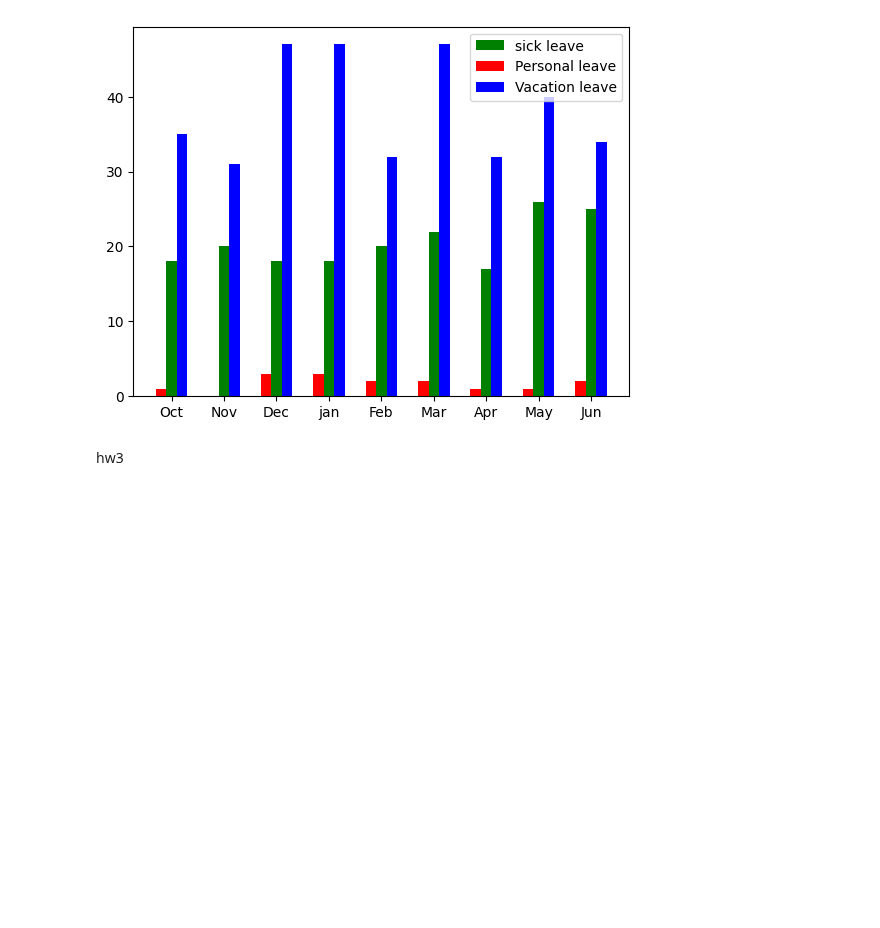
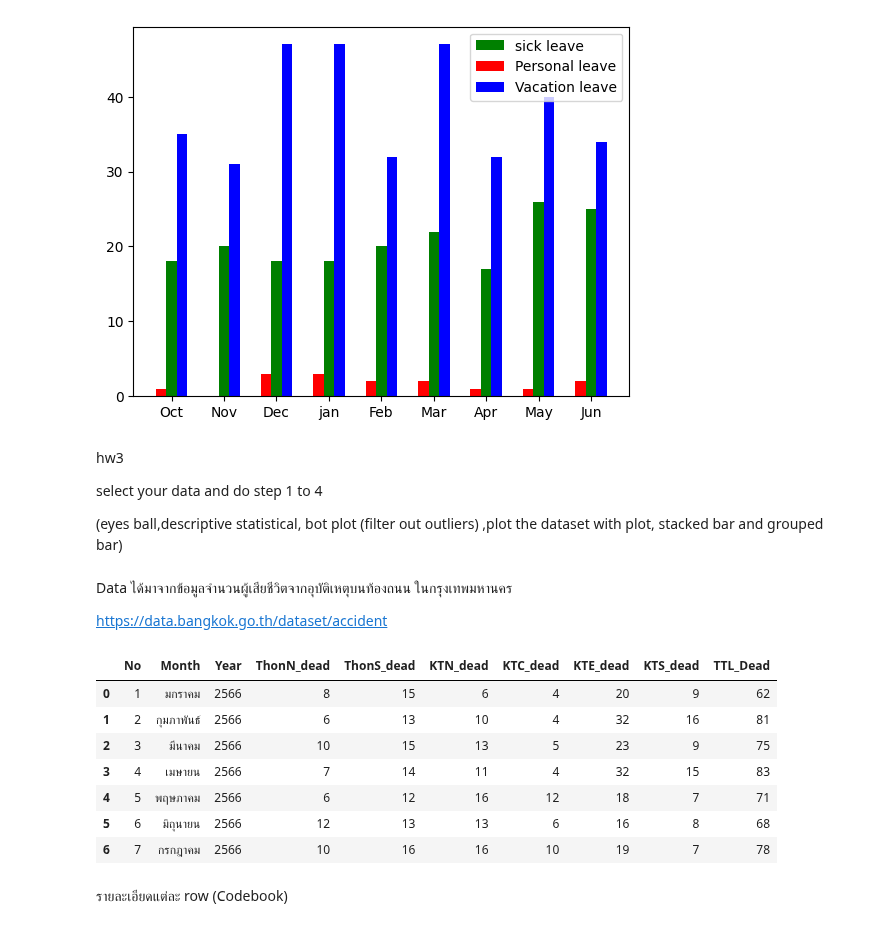
Before and after one commit to Jaomiew/DPDM2023, a Jupyter notebook: Data102(Chapter2).ipynb, the cells around one changed output. Drawn from its saved outputs; the diff is of its cells as text; code cells hidden in the pictures; blank space fills up the shorter version.

```diff
--- a/Data102(Chapter2).ipynb
+++ b/Data102(Chapter2).ipynb
@@ -460,5 +453,27 @@ plt.xticks(range(len(table_from_drive)),labels)
 plt.legend();
 # %% [output]
 [figure]
-# %% [markdown]
-hw3
+# %% [markdown]
+hw3
+
+select your data and do step 1 to 4
+
+(eyes ball,descriptive statistical, bot plot (filter out outliers) ,plot the dataset with plot, stacked bar and grouped bar)
+# %% [markdown]
+Data ได้มาจากข้อมูลจำนวนผู้เสียชีวิตจากอุบัติเหตุบนท้องถนน ในกรุงเทพมหานคร
+
+https://data.bangkok.go.th/dataset/accident
+# %%
+table_ex = pandas.read_csv('/content/drive/MyDrive/DPDM23_DATA/66.csv')
+table_ex
+# %% [output]
+|  | No | Month | Year | ThonN_dead | ThonS_dead | KTN_dead | KTC_dead | KTE_dead | KTS_dead | TTL_Dead |
+| 0 | 1 | มกราคม | 2566 | 8 | 15 | 6 | 4 | 20 | 9 | 62 |
+| 1 | 2 | กุมภาพันธ์ | 2566 | 6 | 13 | 10 | 4 | 32 | 16 | 81 |
+| 2 | 3 | มีนาคม | 2566 | 10 | 15 | 13 | 5 | 23 | 9 | 75 |
+| 3 | 4 | เมษายน | 2566 | 7 | 14 | 11 | 4 | 32 | 15 | 83 |
+| 4 | 5 | พฤษภาคม | 2566 | 6 | 12 | 16 | 12 | 18 | 7 | 71 |
+| 5 | 6 | มิถุนายน | 2566 | 12 | 13 | 13 | 6 | 16 | 8 | 68 |
+| 6 | 7 | กรกฎาคม | 2566 | 10 | 16 | 16 | 10 | 19 | 7 | 78 |
+# %% [markdown]
+รายละเอียดแต่ละ row (Codebook)
```
Also changed, not shown: parts of 14 cells of this notebook.
